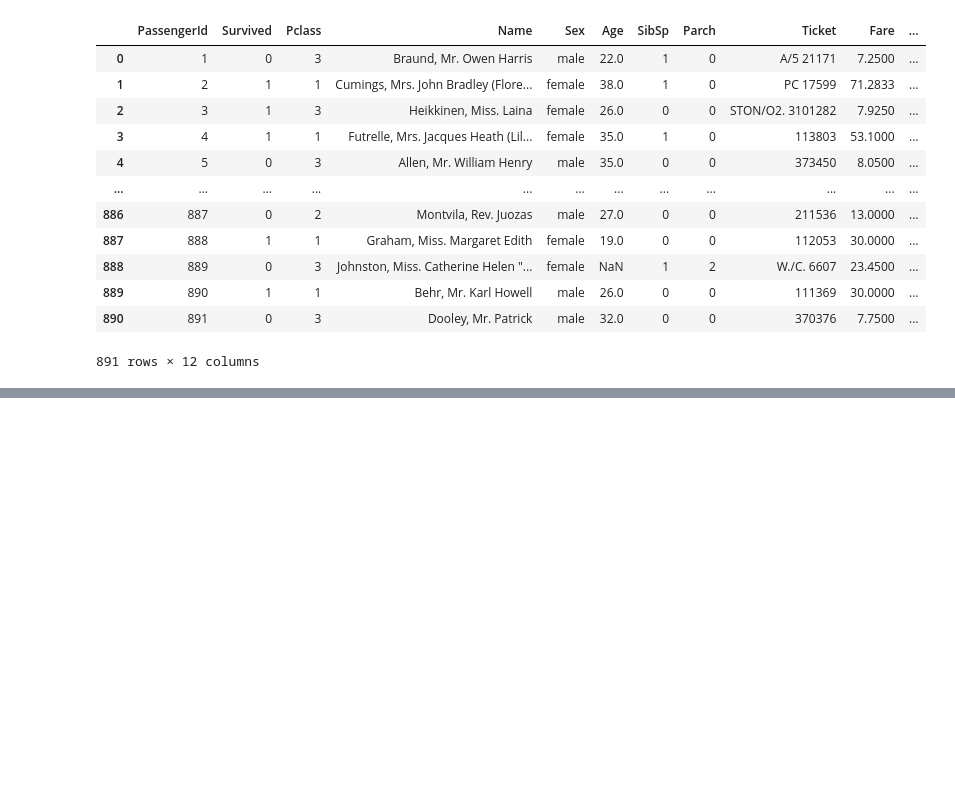
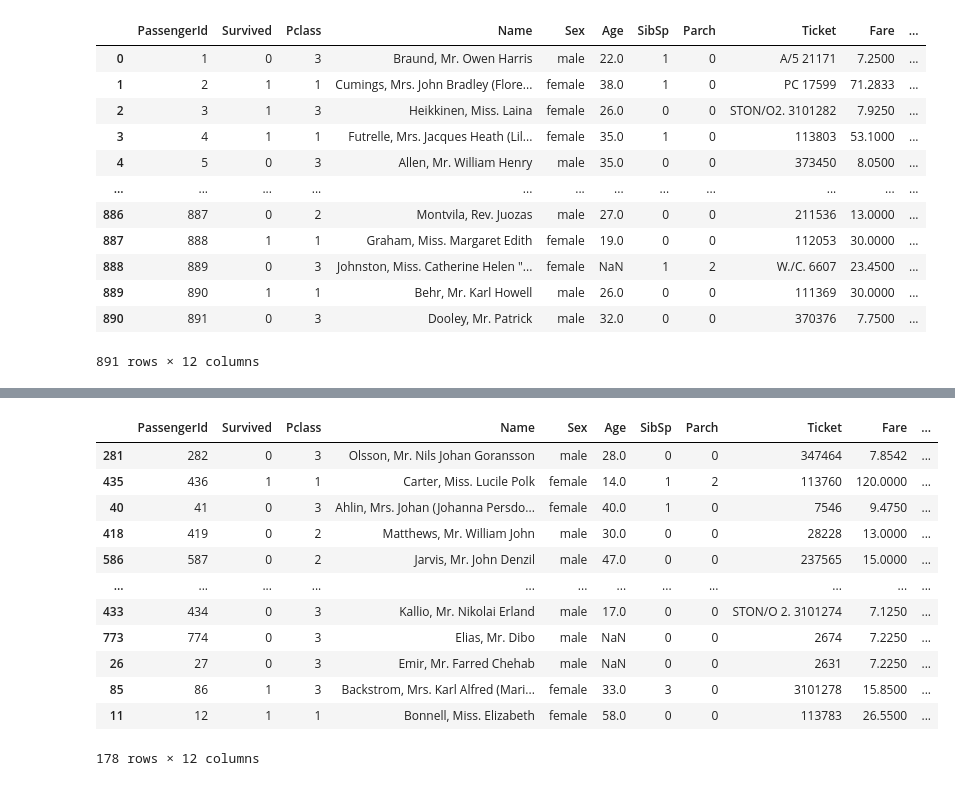
Before and after one commit to claudiahW/fcc_data_science, a Jupyter notebook: lociloc.ipynb, the cells around one changed output, grey strips where cells are left out. Saved outputs shown, nothing was run; the diff lists cells and outputs as text; code cells hidden in the pictures; blank space fills up the shorter version.

```diff
--- a/lociloc.ipynb
+++ b/lociloc.ipynb
@@ -38,0 +163,17 @@ Index(['Survived', 'Pclass', 'Name', 'Sex', 'Age', 'SibSp', 'Parch', 'Ticket',
+# %%
+# extract a random 20 % sample of the dataframe
+df_titanic.sample(frac=0.2, random_state=42)  # 20% of the data will be randomly sampled
+# %% [output]
+|  | PassengerId | Survived | Pclass | Name | Sex | Age | SibSp | Parch | Ticket | Fare | ... |
+| 281 | 282 | 0 | 3 | Olsson, Mr. Nils Johan Goransson | male | 28.0 | 0 | 0 | 347464 | 7.8542 | ... |
+| 435 | 436 | 1 | 1 | Carter, Miss. Lucile Polk | female | 14.0 | 1 | 2 | 113760 | 120.0000 | ... |
+| 40 | 41 | 0 | 3 | Ahlin, Mrs. Johan (Johanna Persdo... | female | 40.0 | 1 | 0 | 7546 | 9.4750 | ... |
+| 418 | 419 | 0 | 2 | Matthews, Mr. William John | male | 30.0 | 0 | 0 | 28228 | 13.0000 | ... |
+| 586 | 587 | 0 | 2 | Jarvis, Mr. John Denzil | male | 47.0 | 0 | 0 | 237565 | 15.0000 | ... |
+| ... | ... | ... | ... | ... | ... | ... | ... | ... | ... | ... | ... |
+| 433 | 434 | 0 | 3 | Kallio, Mr. Nikolai Erland | male | 17.0 | 0 | 0 | STON/O 2. 3101274 | 7.1250 | ... |
+| 773 | 774 | 0 | 3 | Elias, Mr. Dibo | male | NaN | 0 | 0 | 2674 | 7.2250 | ... |
+| 26 | 27 | 0 | 3 | Emir, Mr. Farred Chehab | male | NaN | 0 | 0 | 2631 | 7.2250 | ... |
+| 85 | 86 | 1 | 3 | Backstrom, Mrs. Karl Alfred (Mari... | female | 33.0 | 3 | 0 | 3101278 | 15.8500 | ... |
+| 11 | 12 | 1 | 1 | Bonnell, Miss. Elizabeth | female | 58.0 | 0 | 0 | 113783 | 26.5500 | ... |
+178 rows × 12 columns
```
Also changed, not shown: parts of 22 cells of this notebook, 2 other files.
